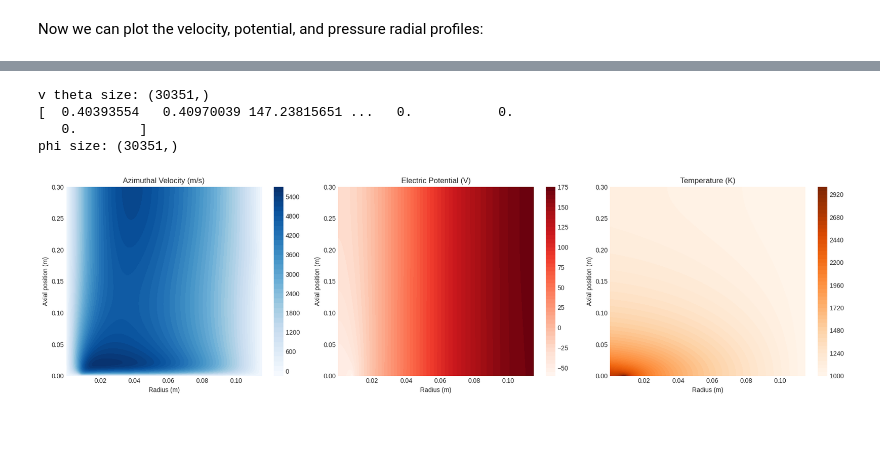
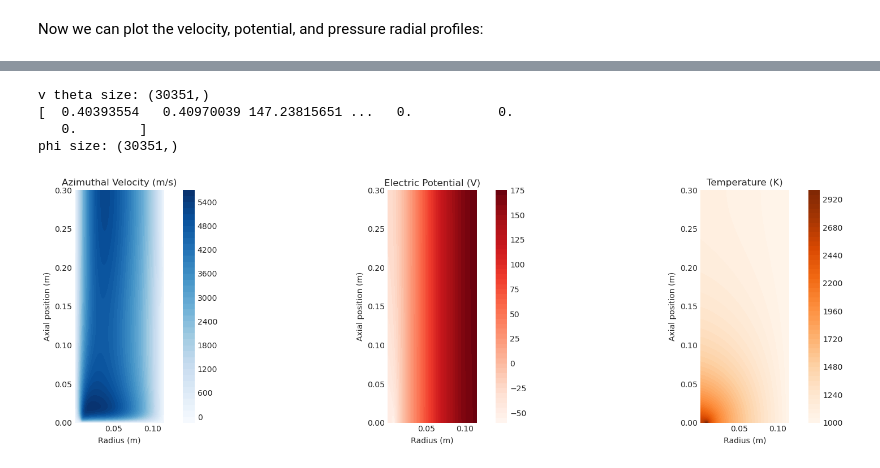
Before and after one commit to conner-fransoo/plasma-centrifuge, a Jupyter notebook: Dolfinx_MHD_Modeling_2D_V3.ipynb, the cells around one changed output, grey strips where cells are left out. Drawn from its saved outputs; the diff is of its cells as text; code cells hidden in the pictures; blank space fills up the shorter version.

```diff
--- a/Dolfinx_MHD_Modeling_2D_V3.ipynb
+++ b/Dolfinx_MHD_Modeling_2D_V3.ipynb
@@ -267,10 +256,8 @@ velocity = velocity.collapse()
 # %% [markdown]
 # Energy Equation
 # %%
-
 V2 = functionspace(mesh, element("Lagrange", mesh.topology.cell_name(), 1))
 
-u2 = Function(V2)
-T = u2
+T = Function(V2)
 T_test = ufl.TestFunction(V2)
 # %%
@@ -389,7 +380,7 @@ dofs_top = locate_dofs_topological(V_p, tdim - 1, facets_top)
 sigma_H = dolfinx.fem.Constant(mesh_1d, sigma_H_fun(sigma, beta_eff))
 
 m = 6.67e-27  # kg
-T = 2500.0  # K
+T_val = 2500.0  # K  # NOTE should this be read from the temperature profile?
 k = 1.380649e-23  # J/K
 
 dx_1d = ufl.Measure("dx", domain=mesh_1d)
@@ -397,7 +388,7 @@ r_1d = ufl.SpatialCoordinate(mesh_1d)[1]
 
 F_pressure = 0
 F_pressure += p.dx(1) * p_v * dx_1d
-F_pressure += -m / (k * T) * velocity_1d**2 / r_1d * p * p_v * dx_1d
+F_pressure += -m / (k * T_val) * velocity_1d**2 / r_1d * p * p_v * dx_1d
 F_pressure += +sigma_H * B0 * (-potential_1d.dx(1) + velocity_1d * B0) * p_v * dx_1d
 
 p0 = 133.3  # Pa
@@ -408,7 +399,7 @@ bcs_pressure = [
 problem = NonlinearProblem(F_pressure, p, bcs=bcs_pressure)
 solver = NewtonSolver(MPI.COMM_WORLD, problem)
 
-#log.set_log_level(log.LogLevel.INFO)
+# log.set_log_level(log.LogLevel.INFO)
 n, converged = solver.solve(p)
 # %% [markdown]
 ## Post processing
@@ -513,12 +508,12 @@ import matplotlib.pyplot as plt
 
 # Extract solution vector
 solution_values = u.x.array
-solution_values_2 = u2.x.array
+solution_values_2 = T.x.array
 
 # Collapse subspaces
 V0, map0 = V.sub(0).collapse()  # phi
 V1, map1 = V.sub(1).collapse()  # v_theta
-#V_2, map2 = V2.collapse()  # T
+# V_2, map2 = V2.collapse()  # T
 
 # Get node coordinates (shape: (num_dofs, 2) for RZ)
 coords = V0.tabulate_dof_coordinates()
@@ -532,54 +527,57 @@ num_sub_spaces = V.num_sub_spaces
 num_sub_spaces_2 = V2.num_sub_spaces
 
 # Extract interleaved DoFs
-phi     = solution_values[0::num_sub_spaces]
+phi = solution_values[0::num_sub_spaces]
 v_theta = solution_values[1::num_sub_spaces]
-T       = solution_values_2
+T = solution_values_2
 
-print("v theta size: "  + str(v_theta.shape))
+print("v theta size: " + str(v_theta.shape))
 print(v_theta)
-print("phi size: "  + str(phi.shape))
-#T_h     = solution_values[2::num_sub_spaces]
-#phi     = solution_values[3::num_sub_spaces]
+print("phi size: " + str(phi.shape))
+# T_h     = solution_values[2::num_sub_spaces]
+# phi     = solution_values[3::num_sub_spaces]
 
 # Plotting
-plt.style.use('seaborn-v0_8-darkgrid')
+plt.style.use("seaborn-v0_8-darkgrid")
 fig, axs = plt.subplots(1, 3, figsize=(18, 5))
 
 # Use triangulated colormaps for unstructured grids
 # Velocity plot
-t0 = axs[0].tricontourf(R, Z, v_theta, levels=50, cmap='Blues')
+t0 = axs[0].tricontourf(R, Z, v_theta, levels=50, cmap="Blues")
 axs[0].set_title("Azimuthal Velocity (m/s)")
 axs[0].set_xlabel("Radius (m)")
 axs[0].set_ylabel("Axial position (m)")
 fig.colorbar(t0, ax=axs[0])
 
 # Electric Potential
-t1 = axs[1].tricontourf(R, Z, phi, levels=50, cmap='Reds')
+t1 = axs[1].tricontourf(R, Z, phi, levels=50, cmap="Reds")
 axs[1].set_title("Electric Potential (V)")
 axs[1].set_xlabel("Radius (m)")
 axs[1].set_ylabel("Axial position (m)")
 fig.colorbar(t1, ax=axs[1])
 
 # Temperature
-t2 = axs[2].tricontourf(R, Z, T, levels=50, cmap='Oranges')
+t2 = axs[2].tricontourf(R, Z, T, levels=50, cmap="Oranges")
 axs[2].set_title("Temperature (K)")
 axs[2].set_xlabel("Radius (m)")
 axs[2].set_ylabel("Axial position (m)")
 fig.colorbar(t2, ax=axs[2])
 
 # Potential
-#t3 = axs[3].tricontourf(R, Z, phi, levels=50, cmap='Oranges')
-#axs[3].set_title("Electric Potential $\phi$")
-#axs[3].set_xlabel("Radius $r$ (m)")
-#axs[3].set_ylabel("Axial position $z$ (m)")
-#fig.colorbar(t3, ax=axs[3])
+# t3 = axs[3].tricontourf(R, Z, phi, levels=50, cmap='Oranges')
+# axs[3].set_title("Electric Potential $\phi$")
+# axs[3].set_xlabel("Radius $r$ (m)")
+# axs[3].set_ylabel("Axial position $z$ (m)")
+# fig.colorbar(t3, ax=axs[3])
+
+for ax in axs:
+    ax.set_aspect("equal")
 
 plt.tight_layout()
 plt.show()
 # %% [output]
 v theta size: (30351,)
 [  0.40393554   0.40970039 147.23815651 ...   0.           0.
    0.        ]
 phi size: (30351,)
-[figure, old version]
+[figure, new version]
```
Also changed, not shown: parts of 11 cells of this notebook, 1 other file.
